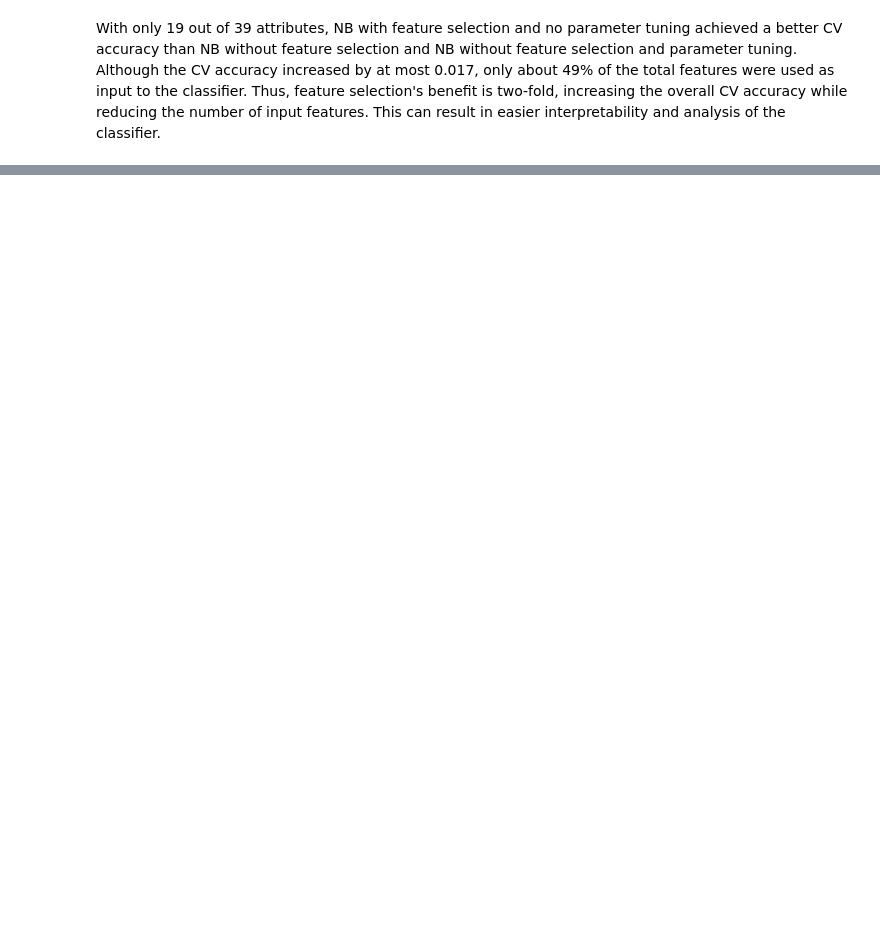
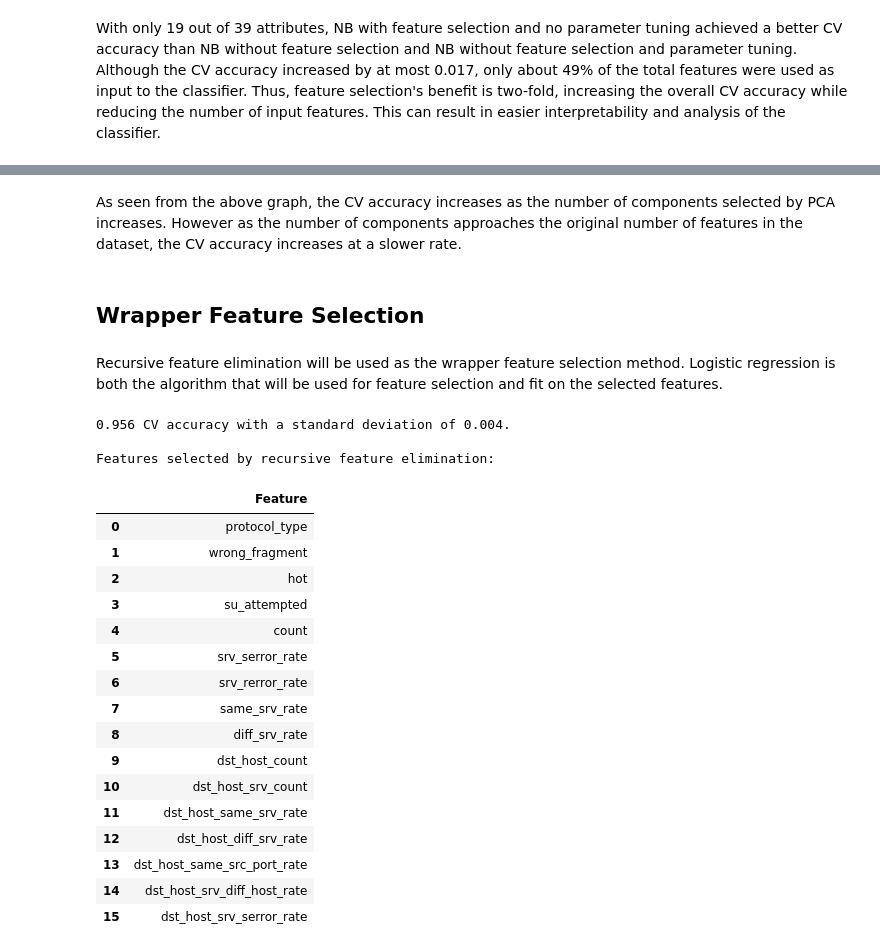
Before and after one commit to nzabdelke/Network-Traffic-Classification, a Jupyter notebook: network_traffic_classification.ipynb, the cells around one changed output, grey strips where cells are left out. Cells and saved outputs as stored; diff of their text form; code cells hidden in the pictures; blank space fills up the shorter version.

Commit message:
add wrapper feature selection

```diff
--- a/network_traffic_classification.ipynb
+++ b/network_traffic_classification.ipynb
@@ -597,0 +589,50 @@ As seen from the above graph, the CV accuracy increases as the number of compone
+# %% [markdown]
+As seen from the above graph, the CV accuracy increases as the number of components selected by PCA increases. However as the number of components approaches the original number of features in the dataset, the CV accuracy increases at a slower rate.
+# %% [markdown]
+## Wrapper Feature Selection
+# %% [markdown]
+Recursive feature elimination will be used as the wrapper feature selection method. Logistic regression is both the algorithm that will be used for feature selection and fit on the selected features.
+# %%
+rfe = RFECV(estimator=LogisticRegression(max_iter=9000))
+clf = LogisticRegression(max_iter=9000)
+
+# use named pipeline for easier extraction of steps
+pipe = Pipeline(steps=[("preprocessor", ct), ("feature_selection", rfe), ("clf", clf)])
+scores = cross_val_score(pipe, X, y, cv=cv, n_jobs=-1)
+
+print(
+    "%0.3f CV accuracy with a standard deviation of %0.3f."
+    % (scores.mean(), scores.std())
+)
+
+pipe.fit(X, y)
+
+# obtain feature mask for feature name extraction
+feature_mask = pipe.named_steps["feature_selection"].support_
+
+selected_features = [i for j, i in enumerate(all_features) if feature_mask[j]]
+
+print("\nFeatures selected by recursive feature elimination: ")
+
+pd.DataFrame({"Feature": selected_features})
+# %% [output]
+0.956 CV accuracy with a standard deviation of 0.004.
+
+Features selected by recursive feature elimination:
+|  | Feature |
+| 0 | protocol_type |
+| 1 | wrong_fragment |
+| 2 | hot |
+| 3 | su_attempted |
+| 4 | count |
+| 5 | srv_serror_rate |
+| 6 | srv_rerror_rate |
+| 7 | same_srv_rate |
+| 8 | diff_srv_rate |
+| 9 | dst_host_count |
+| 10 | dst_host_srv_count |
+| 11 | dst_host_same_srv_rate |
+| 12 | dst_host_diff_srv_rate |
+| 13 | dst_host_same_src_port_rate |
+| 14 | dst_host_srv_diff_host_rate |
+| 15 | dst_host_srv_serror_rate |
```
Also changed, not shown: parts of 71 cells of this notebook.
